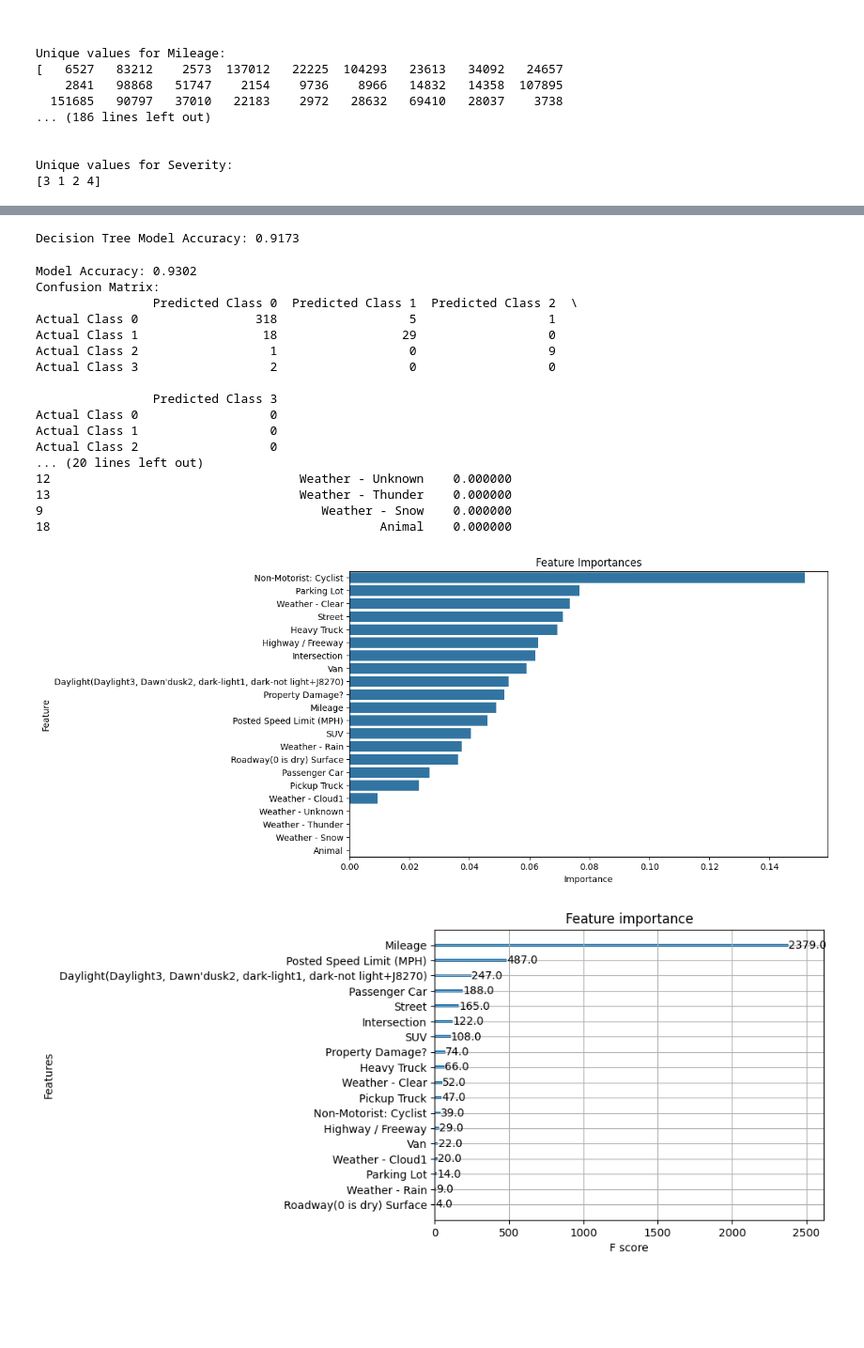
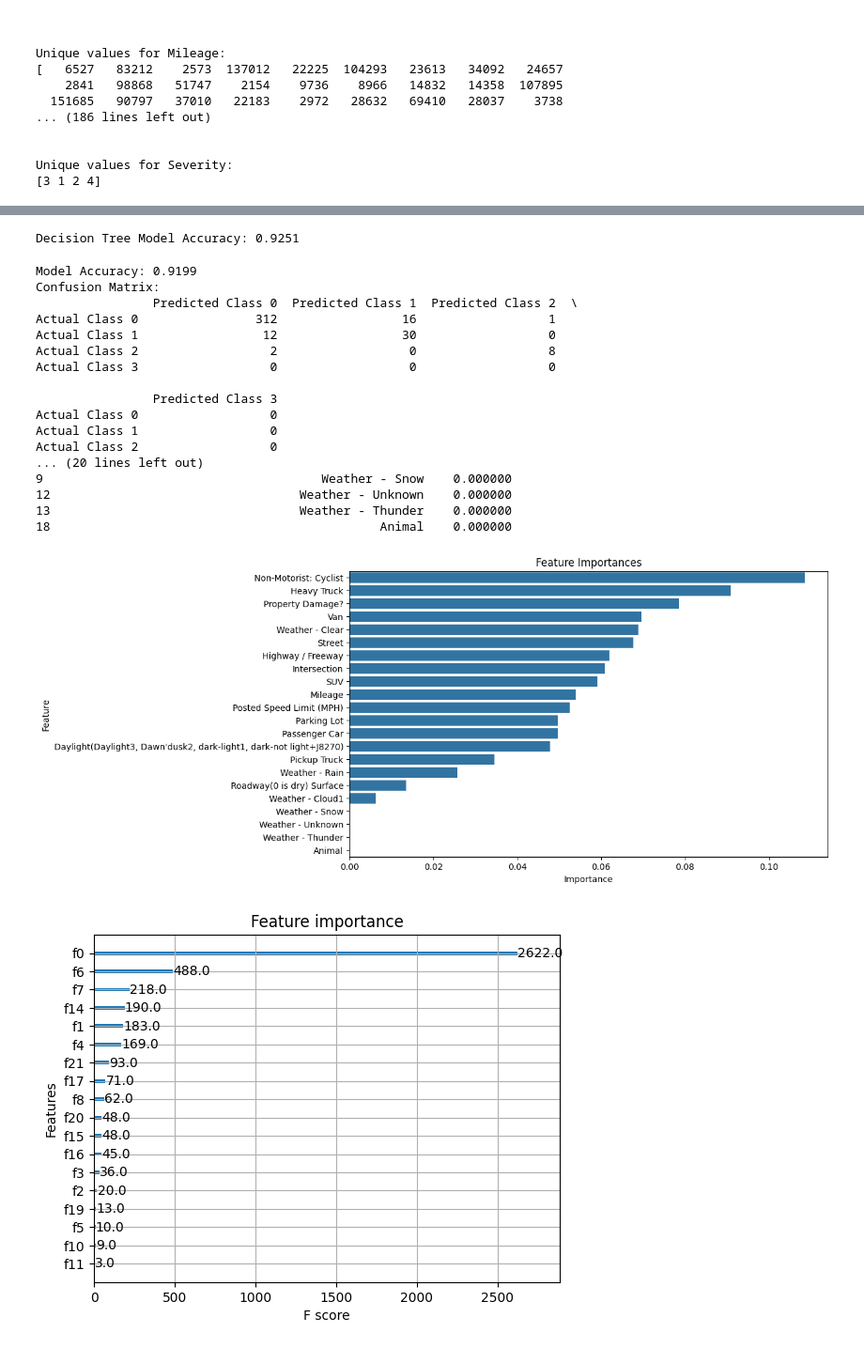
Before and after one commit to Johnnnn08/AV-Traffic-accidents-Analysis, a Jupyter notebook: Data Cleaning.ipynb, the cells around one changed output, grey strips where cells are left out. Shown at 94% size. Cells and saved outputs as stored; diff of their text form; code cells hidden in the pictures; blank space fills up the shorter version.

```diff
--- a/Data Cleaning.ipynb
+++ b/Data Cleaning.ipynb
@@ -162,4 +156,10 @@ New proportion of label 3: 0.04
 # %%
-# scaler = StandardScaler()
-# X_train_scaled = scaler.fit_transform(x_train)
-# X_test_scaled = scaler.transform(x_test)
+scaler = StandardScaler()
+X_train_scaled = scaler.fit_transform(x_train)
+X_test_scaled = scaler.transform(x_test)
+X_train = np.concatenate((X_train_scaled, X_test_scaled), axis=0)
+# Check the data type of X_train
+print(f"Data type of X_train: {type(X_train)}")
+
+# Check the data type of X_train_scaled
+print(f"Data type of X_train_scaled: {type(X_train_scaled)}")
@@ -166,3 +169,3 @@ New proportion of label 3: 0.04
 # %%
-# model = LogisticRegression(max_iter=5000) #imbalance the data //random forest
-# model.fit(X_train_scaled,y_train)        #scale the data.   called StandardS
+model = LogisticRegression(max_iter=5000) #imbalance the data //random forest
+model.fit(X_train_scaled,y_train)        #scale the data.   called StandardS
@@ -209,8 +205,8 @@ accuracy_score(y_test,y_pred_boot)
 from sklearn.ensemble import RandomForestClassifier
 
 rf_model = RandomForestClassifier(n_estimators=100)
-rf_model.fit(x_train, y_train)
-y_pred_rf = rf_model.predict(x_test)
+rf_model.fit(X_train_scaled, y_train)
+y_pred_rf = rf_model.predict(X_test_scaled)
 
 # Evaluate accuracy
 accuracy = accuracy_score(y_test, y_pred_rf)
@@ -283,16 +286,16 @@ import numpy as np
 dt_model = DecisionTreeClassifier(random_state=42)
 
 # Fit the model
-dt_model.fit(x_train, y_train)
+dt_model.fit(X_train_scaled, y_train)
 
 # Predict using the decision tree model
-y_pred_dt = dt_model.predict(x_test)
+y_pred_dt = dt_model.predict(X_test_scaled)
 
 # Evaluate accuracy
 accuracy_dt = accuracy_score(y_test, y_pred_dt)
 print(f"Decision Tree Model Accuracy: {accuracy_dt:.4f}")
 # %% [output]
-Decision Tree Model Accuracy: 0.9173
+Decision Tree Model Accuracy: 0.9251
 # %%
 import xgboost as xgb
 from xgboost import plot_importance
@@ -307,8 +310,8 @@ y_test_adjusted = y_test - 1
 
 # Initialize and train the XGBoost model
 xgb_model = xgb.XGBClassifier(random_state=42)
-xgb_model.fit(x_train, y_train_adjusted)
-y_pred_xgb = xgb_model.predict(x_test)
+xgb_model.fit(X_train_scaled, y_train_adjusted)
+y_pred_xgb = xgb_model.predict(X_test_scaled)
 # Evaluate accuracy
 accuracy = accuracy_score(y_test_adjusted, y_pred_xgb)
 print(f"Model Accuracy: {accuracy:.4f}")
@@ -334,41 +337,41 @@ feature_importance_df = pd.DataFrame({
     'Importance': importances
 })
 
 # Sort the DataFrame by importance (largest to smallest)
 feature_importance_df = feature_importance_df.sort_values(by='Importance', ascending=False)
 print(feature_importance_df)
 
 # Plot using seaborn for a cleaner look
 plt.figure(figsize=(10, 6))
 sns.barplot(x='Importance', y='Feature', data=feature_importance_df)
 plt.title('Feature Importances')
 plt.xlabel('Importance')
 plt.ylabel('Feature')
 plt.show()
 
 # Alternatively, you can use the built-in plot_importance function
 plot_importance(xgb_model)
 plt.show()
 # %% [output]
-Model Accuracy: 0.9302
+Model Accuracy: 0.9199
 Confusion Matrix:
                 Predicted Class 0  Predicted Class 1  Predicted Class 2  \
-Actual Class 0                318                  5                  1
-Actual Class 1                 18                 29                  0
-Actual Class 2                  1                  0                  9
-Actual Class 3                  2                  0                  0
+Actual Class 0                312                 16                  1
+Actual Class 1                 12                 30                  0
+Actual Class 2                  2                  0                  8
+Actual Class 3                  0                  0                  0
 
                 Predicted Class 3
 Actual Class 0                  0
 Actual Class 1                  0
 Actual Class 2                  0
 ... (20 lines left out)
+9                                      Weather - Snow    0.000000
 12                                  Weather - Unknown    0.000000
 13                                  Weather - Thunder    0.000000
-9                                      Weather - Snow    0.000000
 18                                             Animal    0.000000
-[figure, old version]
+[figure, new version]
-[figure, old version]
+[figure, new version]
 # %%
 #lasso regression
 
```
Also changed, not shown: parts of 10 cells of this notebook, 1 other file.
